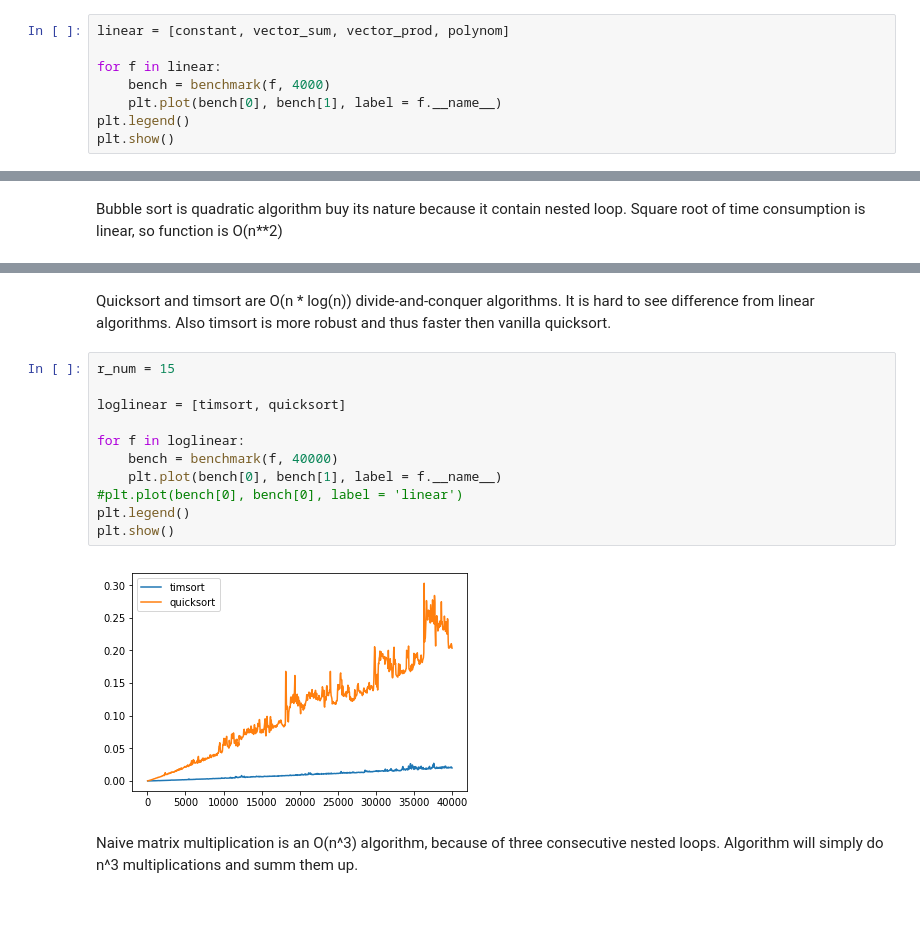
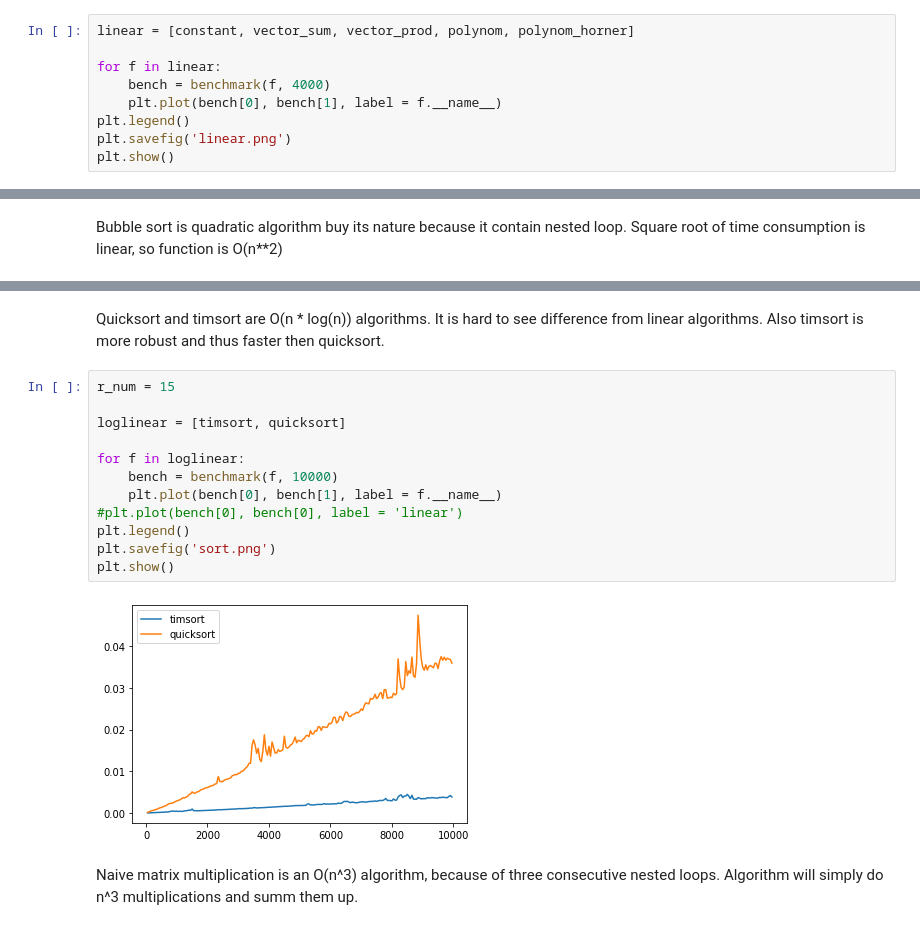
Before and after one commit to SergeyFedorchenko/Algorithms-ITMO, a Jupyter notebook: task 1.ipynb, the cells around one changed output, grey strips where cells are left out. Cells and saved outputs as stored; diff of their text form.

```diff
--- a/task 1.ipynb
+++ b/task 1.ipynb
@@ -130,11 +131,12 @@ def benchmark(f, n = 500):
 ### Results
 One can see that all graphs are linear from simple observation. Therefore every function is O(n) except constant. Constant does not grow thus being O(1).
 # %%
-linear = [constant, vector_sum, vector_prod, polynom]
+linear = [constant, vector_sum, vector_prod, polynom, polynom_horner]
 
 for f in linear:
     bench = benchmark(f, 4000)
     plt.plot(bench[0], bench[1], label = f.__name__)
 plt.legend()
+plt.savefig('linear.png')
 plt.show()
 # %% [output]
@@ -156,18 +162,19 @@ plt.show()
 # %% [markdown]
-Quicksort and timsort are O(n * log(n))  divide-and-conquer algorithms. It is hard to see difference from linear algorithms. Also timsort is more robust and thus faster then vanilla quicksort.
+Quicksort and timsort are O(n * log(n)) algorithms. It is hard to see difference from linear algorithms. Also timsort is more robust and thus faster then quicksort.
 # %%
 r_num = 15
 
 loglinear = [timsort, quicksort]
 
 for f in loglinear:
-    bench = benchmark(f, 40000)
+    bench = benchmark(f, 10000)
     plt.plot(bench[0], bench[1], label = f.__name__)
 #plt.plot(bench[0], bench[0], label = 'linear')
 plt.legend()
+plt.savefig('sort.png')
 plt.show()
 # %% [output]
-[figure, old version]
+[figure, new version]
 # %% [markdown]
 Naive matrix multiplication is an O(n^3) algorithm, because of three consecutive nested loops. Algorithm will simply do n^3 multiplications and summ them up.
 # %%
```
Also changed, not shown: parts of 6 cells of this notebook.
